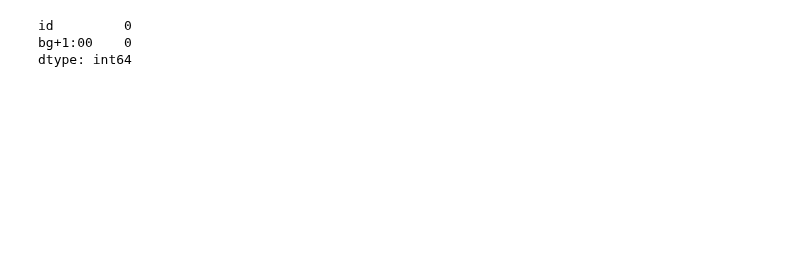
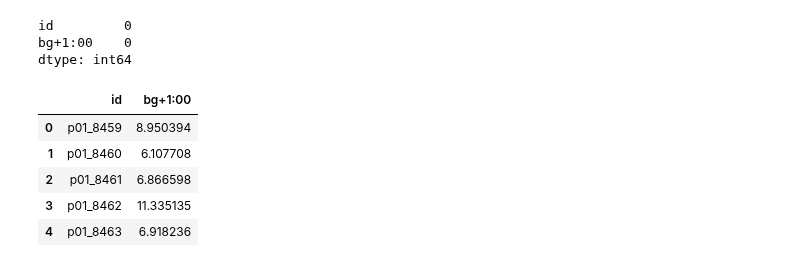
Before and after one commit to fabriziobasso/Colab_backup, a Jupyter notebook: Ensemble.ipynb, the cells around one changed output. Cells and saved outputs as stored; diff of their text form; code cells hidden in the pictures; blank space fills up the shorter version.

```diff
--- a/Ensemble.ipynb
+++ b/Ensemble.ipynb
@@ -161,3 +182,12 @@ print(sub.isna().sum())
 id         0
 bg+1:00    0
 dtype: int64
+# %%
+sub.head()
+# %% [output]
+|  | id | bg+1:00 |
+| 0 | p01_8459 | 8.950394 |
+| 1 | p01_8460 | 6.107708 |
+| 2 | p01_8461 | 6.866598 |
+| 3 | p01_8462 | 11.335135 |
+| 4 | p01_8463 | 6.918236 |
```
Also changed, not shown: parts of 7 cells of this notebook.
